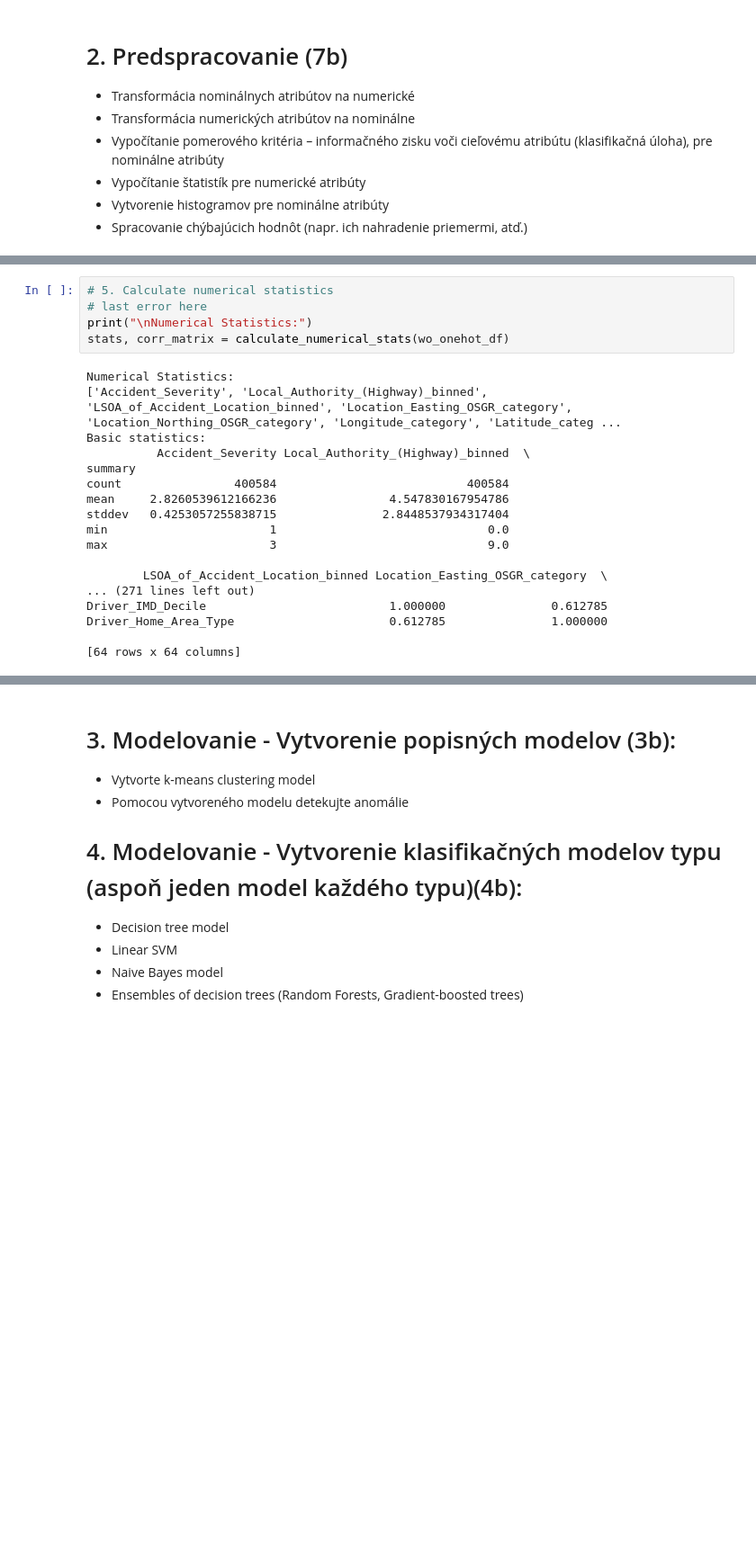
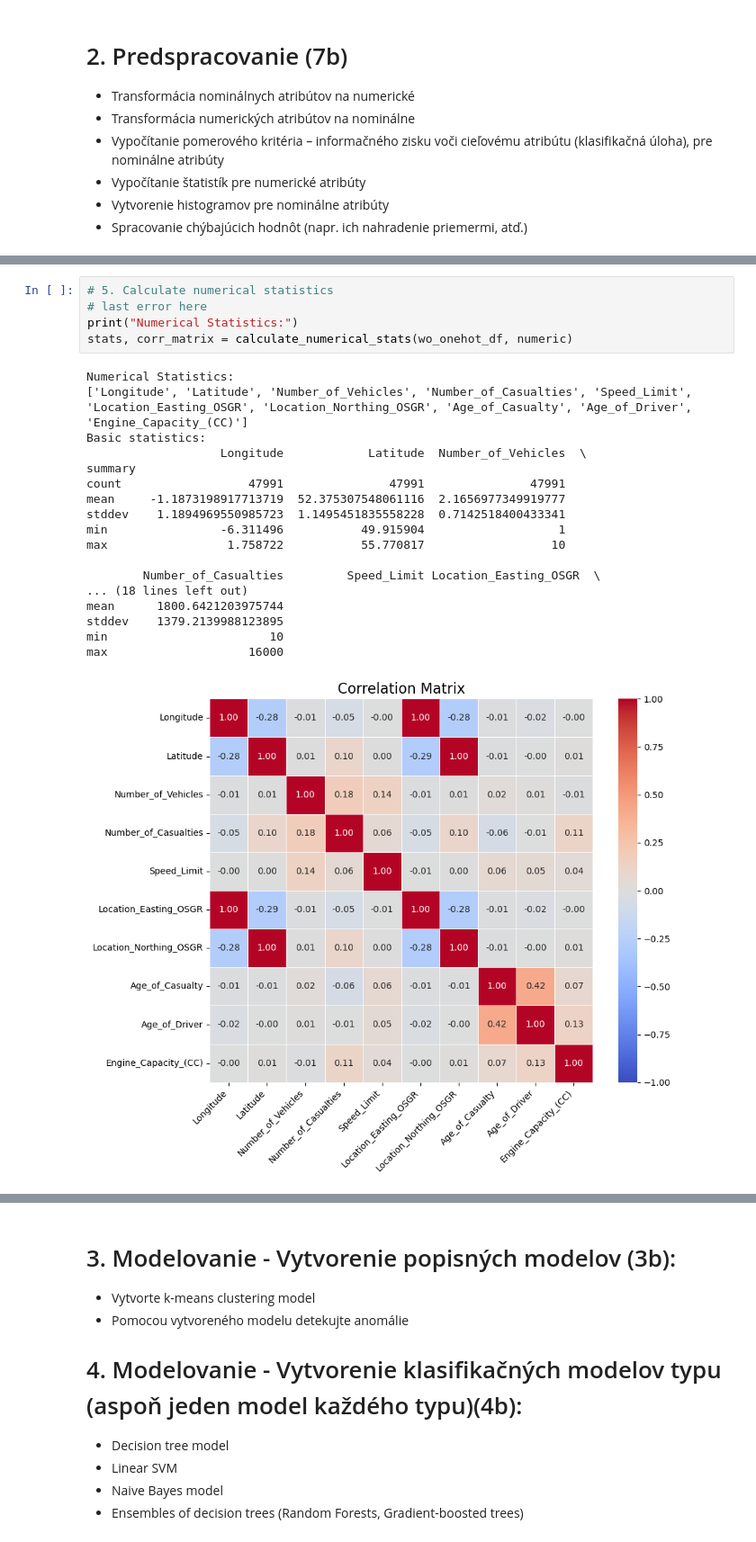
Before and after one commit to EgoHackZero/TSVD, a Jupyter notebook: main.ipynb, the cells around one changed output, grey strips where cells are left out. Shown at 90% size. Saved outputs shown, nothing was run; the diff lists cells and outputs as text; blank space fills up the shorter version.

```diff
--- a/main.ipynb
+++ b/main.ipynb
@@ -383,24 +317,25 @@ Information Gain Analysis:
 # %%
 # 5. Calculate numerical statistics
 # last error here
-print("\nNumerical Statistics:")
-stats, corr_matrix = calculate_numerical_stats(wo_onehot_df)
+print("Numerical Statistics:")
+stats, corr_matrix = calculate_numerical_stats(wo_onehot_df, numeric)
 # %% [output]
 Numerical Statistics:
-['Accident_Severity', 'Local_Authority_(Highway)_binned', 'LSOA_of_Accident_Location_binned', 'Location_Easting_OSGR_category', 'Location_Northing_OSGR_category', 'Longitude_category', 'Latitude_categ ...
+['Longitude', 'Latitude', 'Number_of_Vehicles', 'Number_of_Casualties', 'Speed_Limit', 'Location_Easting_OSGR', 'Location_Northing_OSGR', 'Age_of_Casualty', 'Age_of_Driver', 'Engine_Capacity_(CC)']
 Basic statistics:
-          Accident_Severity Local_Authority_(Highway)_binned  \
+                   Longitude            Latitude  Number_of_Vehicles  \
 summary
-count                400584                           400584
-mean     2.8260539612166236                4.547830167954786
-stddev   0.4253057255838715               2.8448537934317404
-min                       1                              0.0
-max                       3                              9.0
+count                  47991               47991               47991
+mean     -1.1873198917713719  52.375307548061116  2.1656977349919777
+stddev    1.1894969550985723  1.1495451835558228  0.7142518400433341
+min                -6.311496           49.915904                   1
+max                 1.758722           55.770817                  10
 
-        LSOA_of_Accident_Location_binned Location_Easting_OSGR_category  \
-... (271 lines left out)
-Driver_IMD_Decile                          1.000000               0.612785
-Driver_Home_Area_Type                      0.612785               1.000000
-
-[64 rows x 64 columns]
+        Number_of_Casualties         Speed_Limit Location_Easting_OSGR  \
+... (18 lines left out)
+mean      1800.6421203975744
+stddev    1379.2139988123895
+min                       10
+max                    16000
+[figure, added]
 # %%
```
Also changed, not shown: parts of 7 cells of this notebook.
